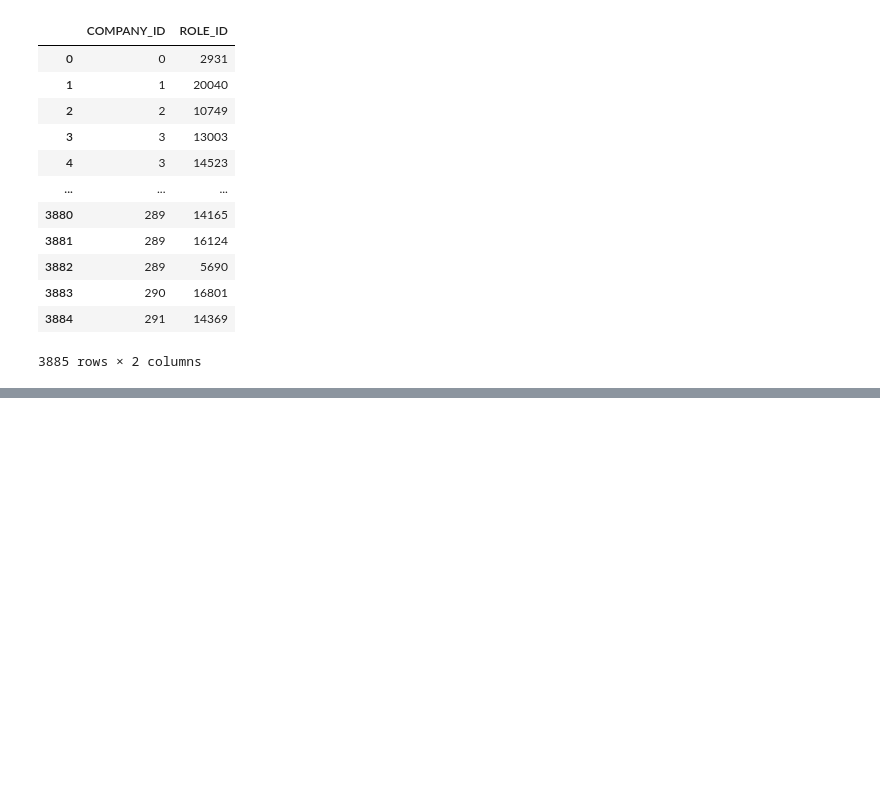
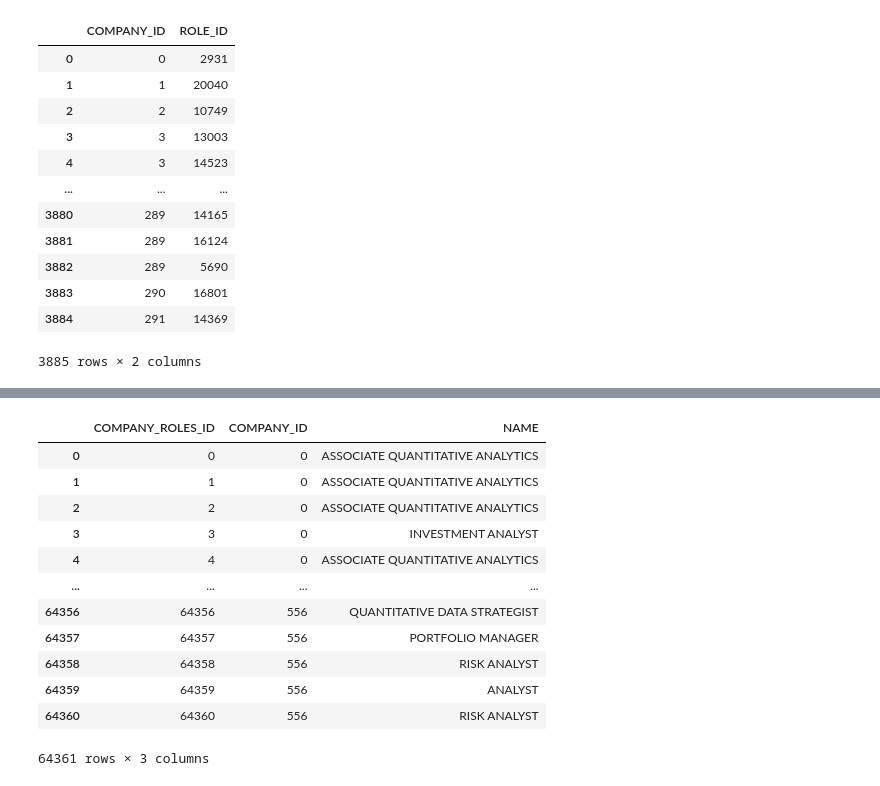
Before and after one commit to ashleyyeah/HFT-Job-Search, a Jupyter notebook: companies/role_analysis.ipynb, the cells around one changed output, grey strips where cells are left out. Saved outputs shown, nothing was run; the diff lists cells and outputs as text; code cells hidden in the pictures; blank space fills up the shorter version.

```diff
--- a/companies/role_analysis.ipynb
+++ b/companies/role_analysis.ipynb
@@ -166,0 +247,19 @@ cr
+# %%
+h1b_comp_roles = pd.read_csv("company_roles.csv", low_memory=False)
+h1b_comp_roles.drop(['ROLE_ID'], axis=1, inplace=True)
+h1b_comp_roles.rename(columns={"ROLE_NAME": "NAME"}, inplace=True)
+h1b_comp_roles
+# %% [output]
+|  | COMPANY_ROLES_ID | COMPANY_ID | NAME |
+| 0 | 0 | 0 | ASSOCIATE QUANTITATIVE ANALYTICS |
+| 1 | 1 | 0 | ASSOCIATE QUANTITATIVE ANALYTICS |
+| 2 | 2 | 0 | ASSOCIATE QUANTITATIVE ANALYTICS |
+| 3 | 3 | 0 | INVESTMENT ANALYST |
+| 4 | 4 | 0 | ASSOCIATE QUANTITATIVE ANALYTICS |
+| ... | ... | ... | ... |
+| 64356 | 64356 | 556 | QUANTITATIVE DATA STRATEGIST |
+| 64357 | 64357 | 556 | PORTFOLIO MANAGER |
+| 64358 | 64358 | 556 | RISK ANALYST |
+| 64359 | 64359 | 556 | ANALYST |
+| 64360 | 64360 | 556 | RISK ANALYST |
+64361 rows × 3 columns
```
Also changed, not shown: parts of 6 cells of this notebook, 3 other files.
